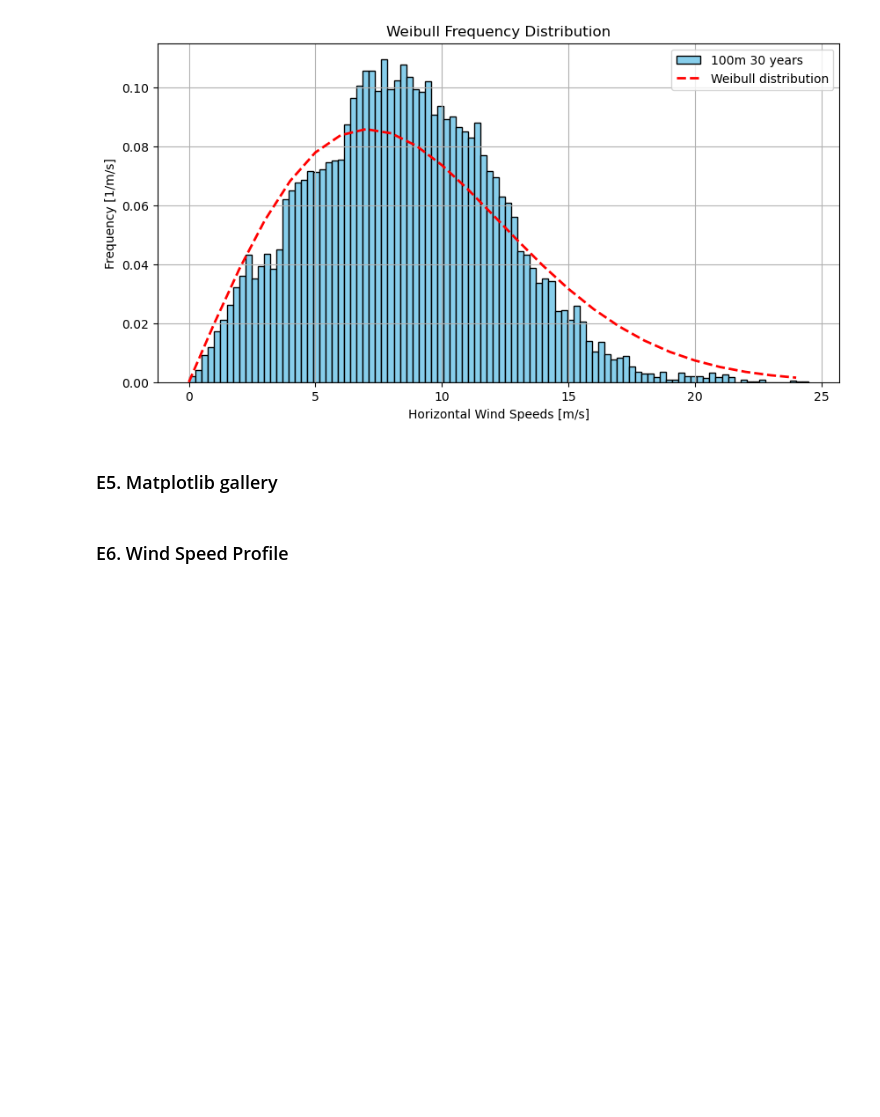
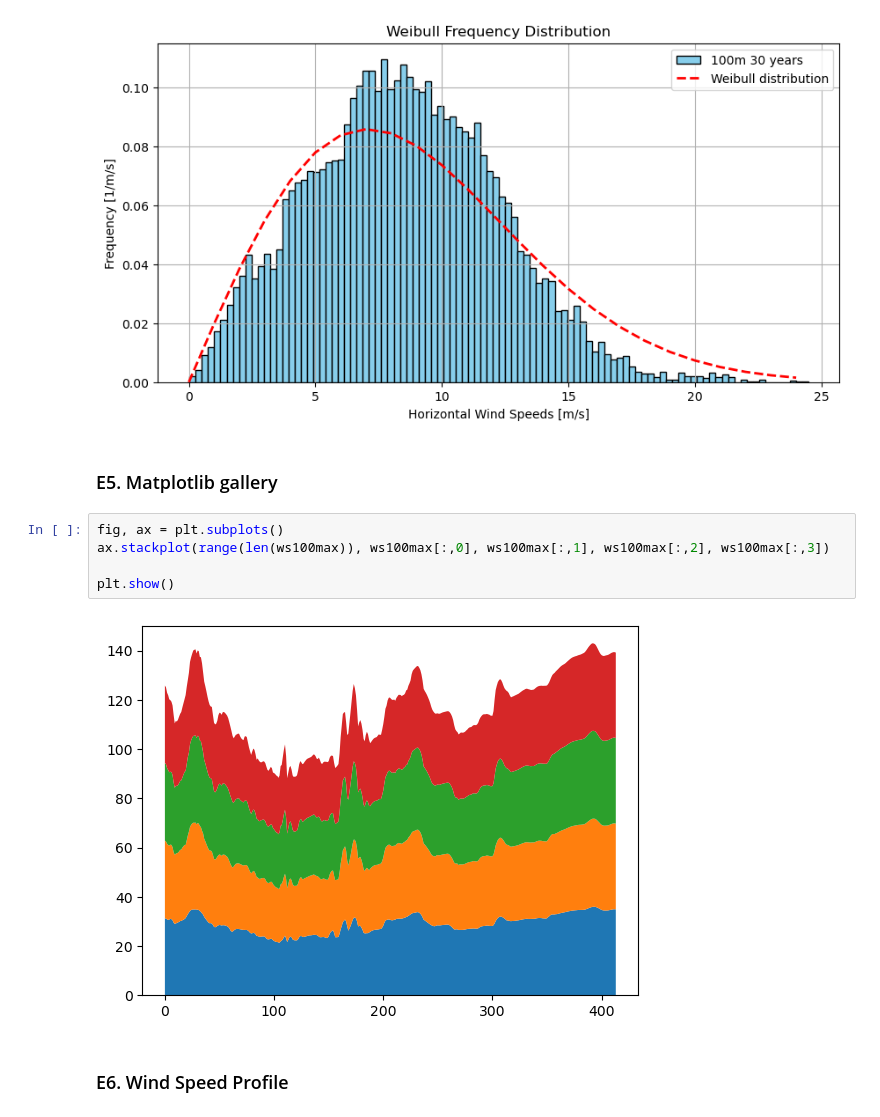
Before and after one commit to boujuan/Python-Programming-I-Exercises, a Jupyter notebook: A3/A3_Juan.ipynb, the cells around one changed output. Cells and saved outputs as stored; diff of their text form; blank space fills up the shorter version.

```diff
--- a/A3/A3_Juan.ipynb
+++ b/A3/A3_Juan.ipynb
@@ -49,6 +49,13 @@ plt.legend()
 [figure]
 # %% [markdown]
 ### E5. Matplotlib gallery
+# %%
+fig, ax = plt.subplots()
+ax.stackplot(range(len(ws100max)), ws100max[:,0], ws100max[:,1], ws100max[:,2], ws100max[:,3])
+
+plt.show()
+# %% [output]
+[figure, added]
 # %% [markdown]
 ### E6. Wind Speed Profile
 # %% [markdown]
```
Also changed, not shown: 2 other files.
